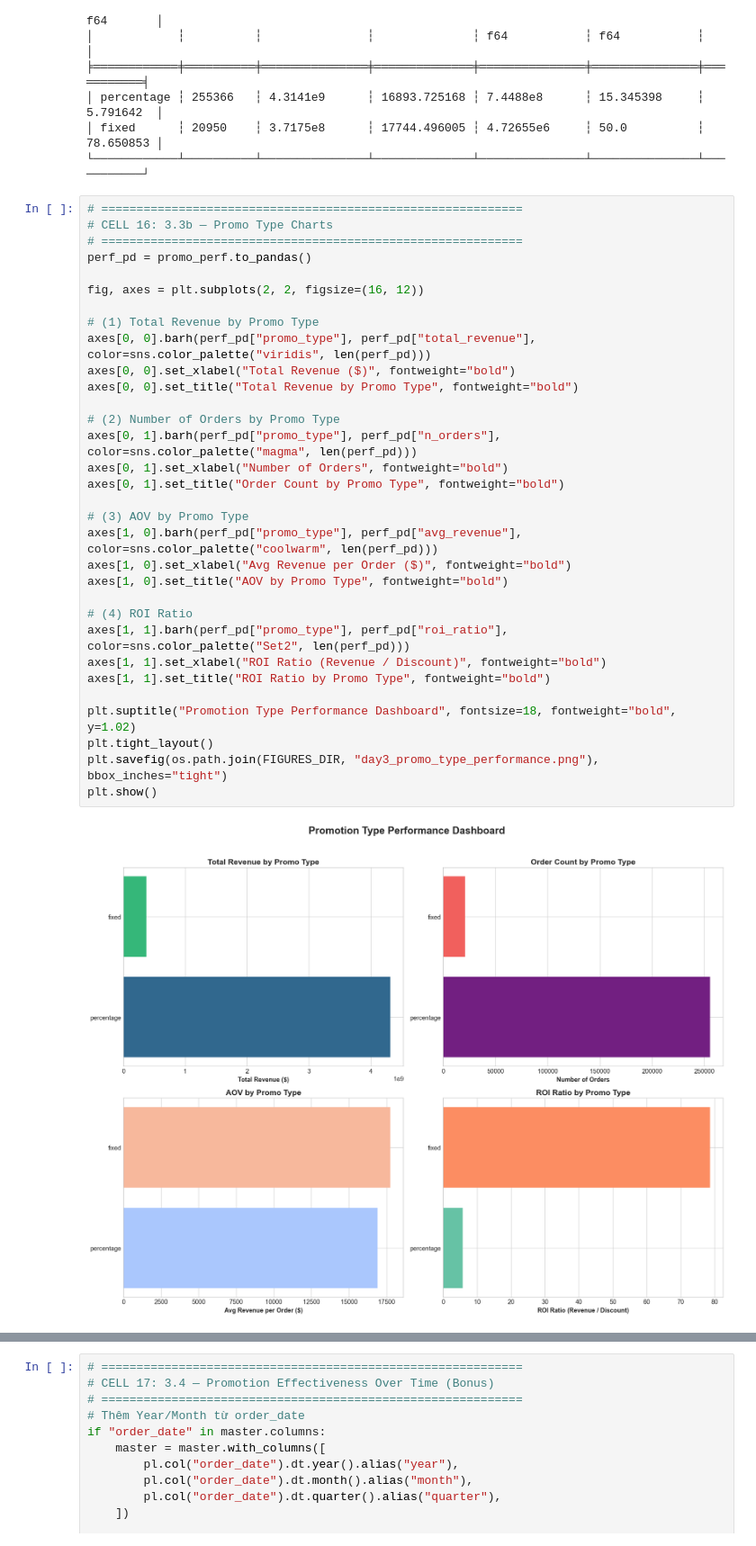
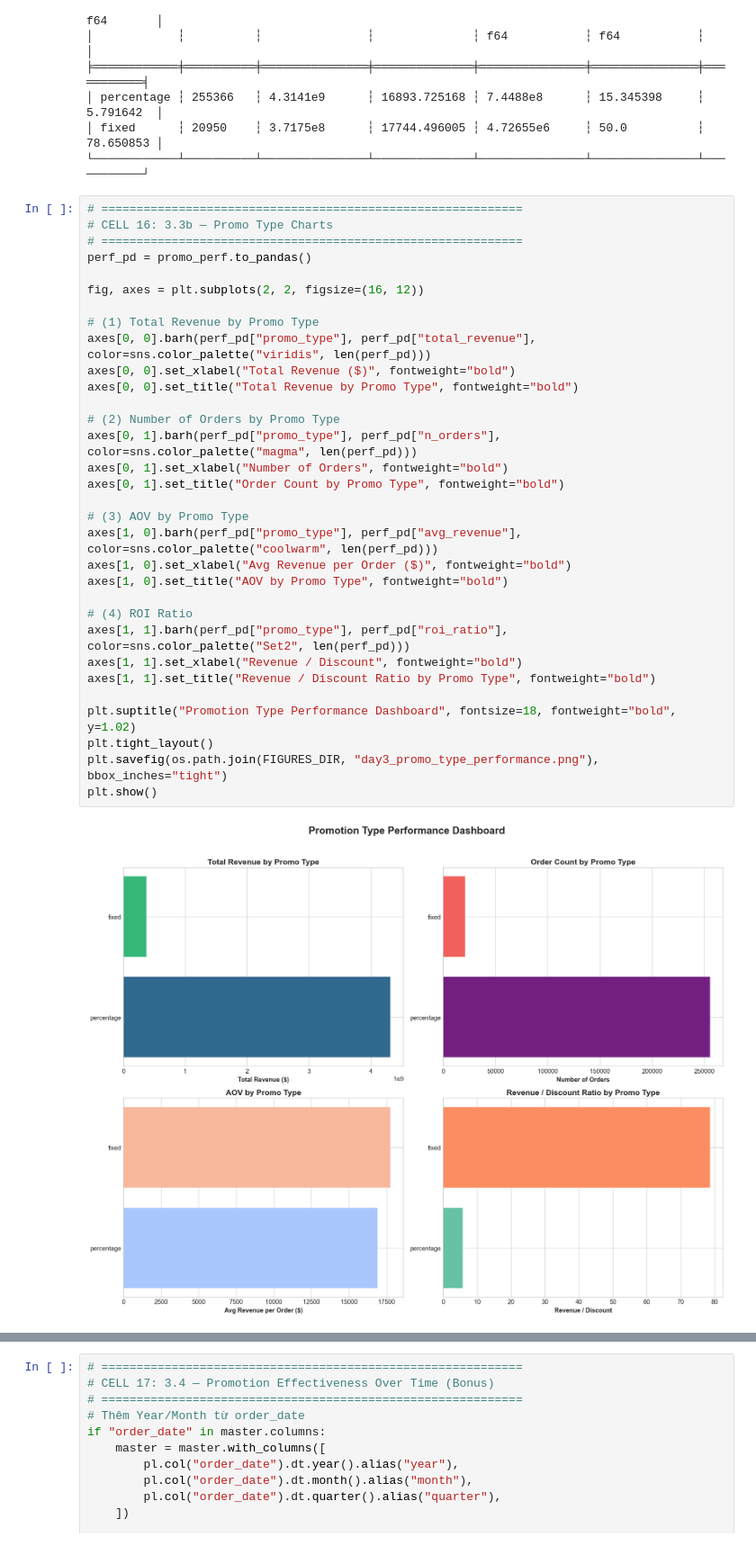
Before and after one commit to khanhnq35/Datathon_Outliers, a Jupyter notebook: notebooks/03_promo_eda.ipynb, the cells around one changed output, grey strips where cells are left out. Shown at 90% size. Cells and saved outputs as stored; diff of their text form.

```diff
--- a/notebooks/03_promo_eda.ipynb
+++ b/notebooks/03_promo_eda.ipynb
@@ -475,33 +475,33 @@ shape: (2, 7)
 # ============================================================
 # CELL 16: 3.3b — Promo Type Charts
 # ============================================================
 perf_pd = promo_perf.to_pandas()
 
 fig, axes = plt.subplots(2, 2, figsize=(16, 12))
 
 # (1) Total Revenue by Promo Type
 axes[0, 0].barh(perf_pd["promo_type"], perf_pd["total_revenue"], color=sns.color_palette("viridis", len(perf_pd)))
 axes[0, 0].set_xlabel("Total Revenue ($)", fontweight="bold")
 axes[0, 0].set_title("Total Revenue by Promo Type", fontweight="bold")
 
 # (2) Number of Orders by Promo Type
 axes[0, 1].barh(perf_pd["promo_type"], perf_pd["n_orders"], color=sns.color_palette("magma", len(perf_pd)))
 axes[0, 1].set_xlabel("Number of Orders", fontweight="bold")
 axes[0, 1].set_title("Order Count by Promo Type", fontweight="bold")
 
 # (3) AOV by Promo Type
 axes[1, 0].barh(perf_pd["promo_type"], perf_pd["avg_revenue"], color=sns.color_palette("coolwarm", len(perf_pd)))
 axes[1, 0].set_xlabel("Avg Revenue per Order ($)", fontweight="bold")
 axes[1, 0].set_title("AOV by Promo Type", fontweight="bold")
 
 # (4) ROI Ratio
 axes[1, 1].barh(perf_pd["promo_type"], perf_pd["roi_ratio"], color=sns.color_palette("Set2", len(perf_pd)))
-axes[1, 1].set_xlabel("ROI Ratio (Revenue / Discount)", fontweight="bold")
-axes[1, 1].set_title("ROI Ratio by Promo Type", fontweight="bold")
+axes[1, 1].set_xlabel("Revenue / Discount", fontweight="bold")
+axes[1, 1].set_title("Revenue / Discount Ratio by Promo Type", fontweight="bold")
 
 plt.suptitle("Promotion Type Performance Dashboard", fontsize=18, fontweight="bold", y=1.02)
 plt.tight_layout()
 plt.savefig(os.path.join(FIGURES_DIR, "day3_promo_type_performance.png"), bbox_inches="tight")
 plt.show()
 # %% [output]
-[figure, old version]
+[figure, new version]
```
Also changed, not shown: parts of 5 cells of this notebook, 2 other files.
